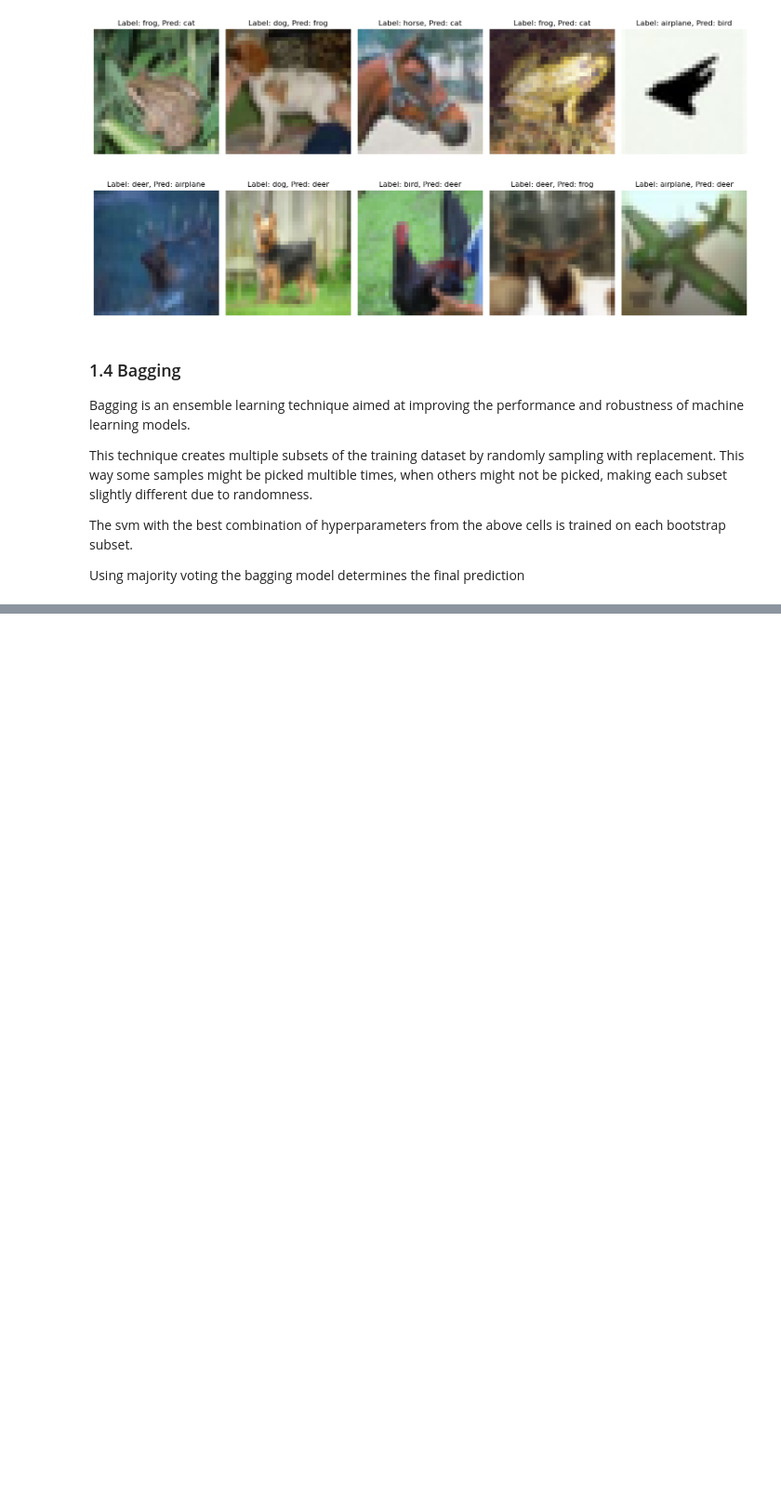
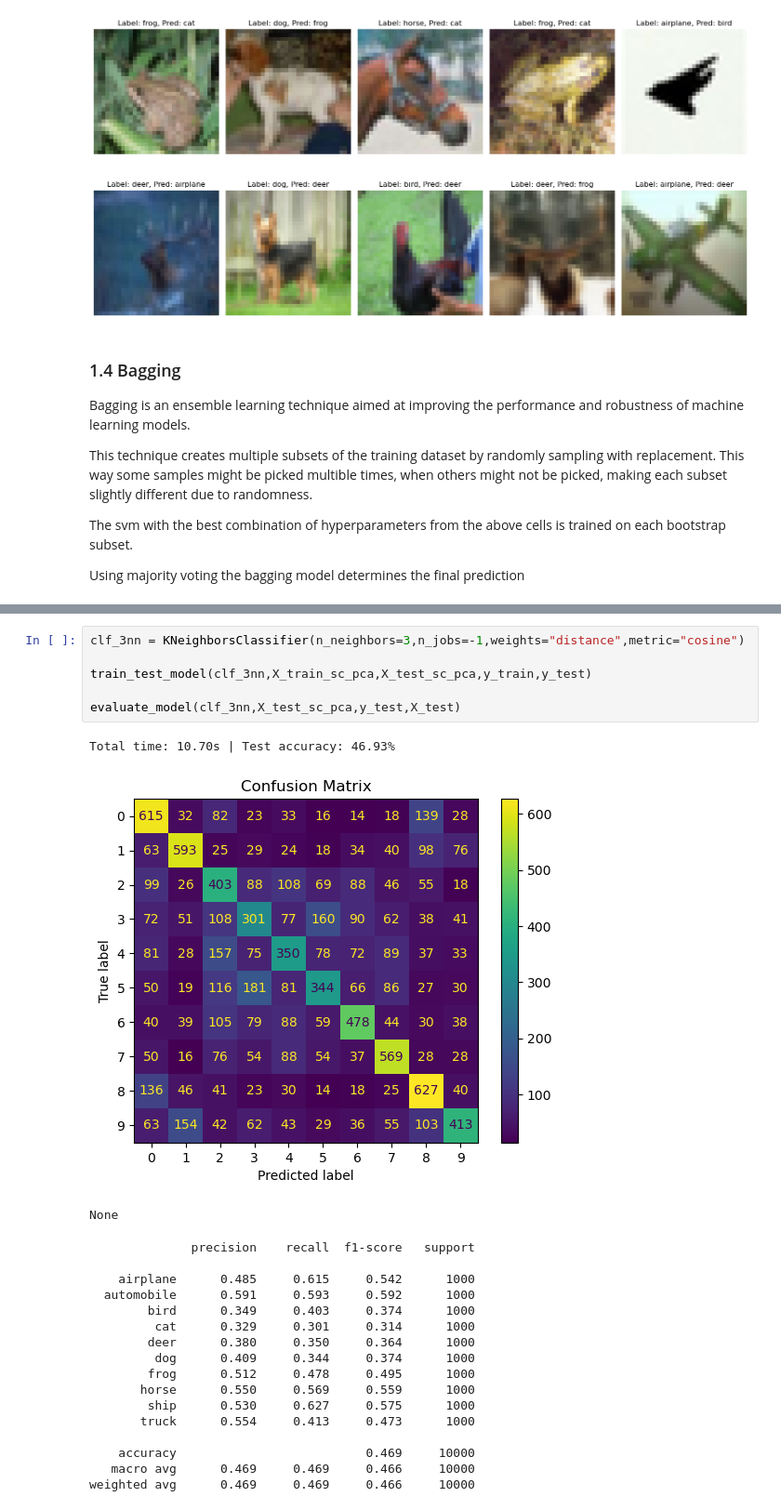
Before and after one commit to kounsolas/NeuralNetworks, a Jupyter notebook: Task2.ipynb, the cells around one changed output, grey strips where cells are left out. Shown at 93% size. Saved outputs shown, nothing was run; the diff lists cells and outputs as text; blank space fills up the shorter version.

```diff
--- a/Task2.ipynb
+++ b/Task2.ipynb
@@ -622,0 +694,26 @@ weighted avg      0.563     0.562     0.562     10000
+# %%
+clf_3nn = KNeighborsClassifier(n_neighbors=3,n_jobs=-1,weights="distance",metric="cosine")
+
+train_test_model(clf_3nn,X_train_sc_pca,X_test_sc_pca,y_train,y_test)
+
+evaluate_model(clf_3nn,X_test_sc_pca,y_test,X_test)
+# %% [output]
+Total time: 10.70s | Test accuracy: 46.93%
+[figure, added]
+None
+              precision    recall  f1-score   support
+
+    airplane      0.485     0.615     0.542      1000
+  automobile      0.591     0.593     0.592      1000
+        bird      0.349     0.403     0.374      1000
+         cat      0.329     0.301     0.314      1000
+        deer      0.380     0.350     0.364      1000
+         dog      0.409     0.344     0.374      1000
+        frog      0.512     0.478     0.495      1000
+       horse      0.550     0.569     0.559      1000
+        ship      0.530     0.627     0.575      1000
+       truck      0.554     0.413     0.473      1000
+
+    accuracy                          0.469     10000
+   macro avg      0.469     0.469     0.466     10000
+weighted avg      0.469     0.469     0.466     10000
```
Also changed, not shown: parts of 35 cells of this notebook.
